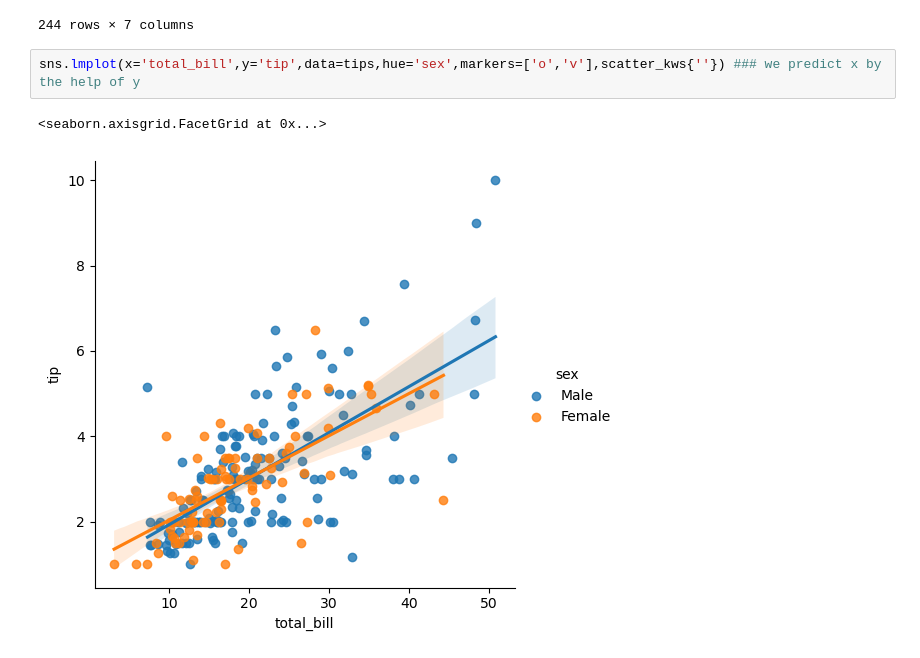
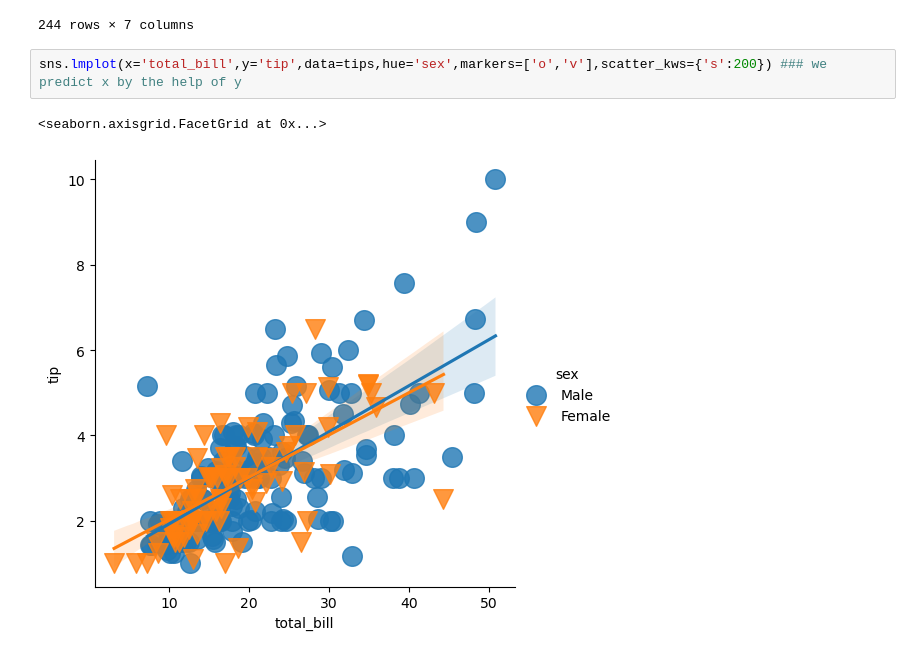
Before and after one commit to lkshaysharmma2005/Python-Libraries, a Jupyter notebook: Matplotlib/RegressionPlots.ipynb, the cells around one changed output. Cells and saved outputs as stored; diff of their text form.

```diff
--- a/Matplotlib/RegressionPlots.ipynb
+++ b/Matplotlib/RegressionPlots.ipynb
@@ -21,7 +21,7 @@ tips
 | 243 | 18.78 | 3.00 | Female | No | Thur | Dinner | 2 |
 244 rows × 7 columns
 # %%
-sns.lmplot(x='total_bill',y='tip',data=tips,hue='sex',markers=['o','v'],scatter_kws{''}) ### we predict x by the help of y
+sns.lmplot(x='total_bill',y='tip',data=tips,hue='sex',markers=['o','v'],scatter_kws={'s':200}) ### we predict x by the help of y
 # %% [output]
 <seaborn.axisgrid.FacetGrid at 0x...>
-[figure, old version]
+[figure, new version]
```
Also changed, not shown: 2 other files.
